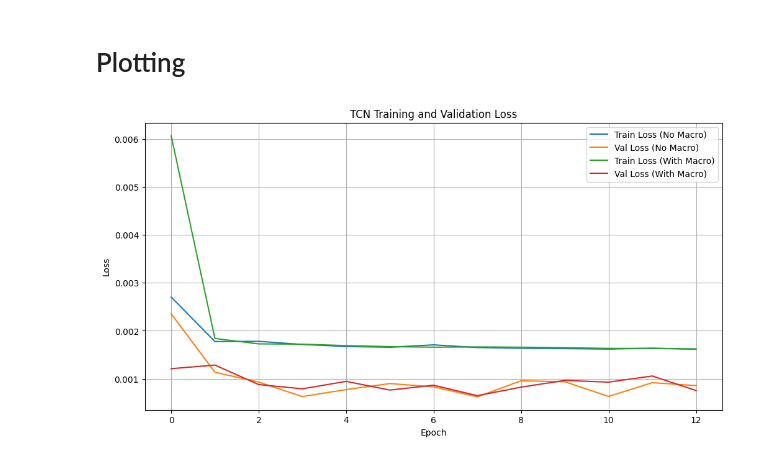
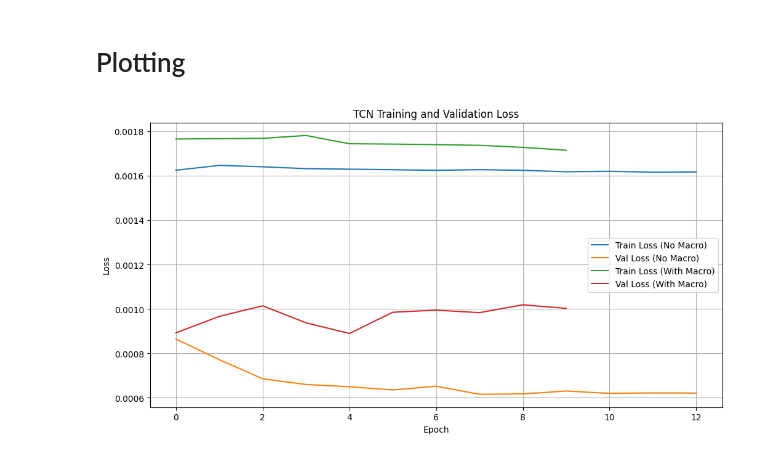
Before and after one commit to NichBry25/BitcoinPricePrediction, a Jupyter notebook: BTCForecasting_TCN.ipynb, the cells around one changed output. Saved outputs shown, nothing was run; the diff lists cells and outputs as text; code cells hidden in the pictures.

```diff
--- a/BTCForecasting_TCN.ipynb
+++ b/BTCForecasting_TCN.ipynb
@@ -318,0 +403,15 @@ with_macro_metrics
+# %%
+model_1 = build_tcn(X_train_1.shape[1:], best_without_macro['filters'], int(best_without_macro['kernel_size']), best_without_macro['dilation_depth'], best_without_macro['learning_rate'])
+# %%
+history_best_without_macro = model_1.fit(
+    X_train_1, y_train_1,
+    epochs=50,
+    batch_size=int(best_without_macro['batch_size']),
+    validation_data=(X_val_1, y_val_1),
+    callbacks = [
+      callbacks.EarlyStopping(
+          patience=5, restore_best_weights=True
+        )
+    ],
+    verbose=1
+)
@@ -318,0 +440,15 @@ with_macro_metrics
+# %%
+model_2 = build_tcn(X_train_2.shape[1:], best_with_macro['filters'], int(best_with_macro['kernel_size']), best_with_macro['dilation_depth'], best_with_macro['learning_rate'])
+# %%
+history_best_with_macro = model_2.fit(
+    X_train_2, y_train_2,
+    epochs=50,
+    batch_size=int(best_with_macro['batch_size']),
+    validation_data=(X_val_2, y_val_2),
+    callbacks = [
+      callbacks.EarlyStopping(
+          patience=5, restore_best_weights=True
+        )
+    ],
+    verbose=1
+)
@@ -333,18 +494,18 @@ actual_prices = actual_prices[:len(pred_price_1)]
 # Plotting
 # %%
 plt.figure(figsize=(12,6))
-plt.plot(history_without_macro.history["loss"],     label="Train Loss (No Macro)")
-plt.plot(history_without_macro.history["val_loss"], label="Val Loss (No Macro)")
-plt.plot(history_with_macro.history["loss"],        label="Train Loss (With Macro)")
-plt.plot(history_with_macro.history["val_loss"],    label="Val Loss (With Macro)")
+plt.plot(history_best_without_macro.history["loss"], label="Train Loss (No Macro)")
+plt.plot(history_best_without_macro.history["val_loss"], label="Val Loss (No Macro)")
+plt.plot(history_best_with_macro.history["loss"], label="Train Loss (With Macro)")
+plt.plot(history_best_with_macro.history["val_loss"], label="Val Loss (With Macro)")
 plt.title("TCN Training and Validation Loss")
 plt.xlabel("Epoch")
 plt.ylabel("Loss")
 plt.legend()
 plt.grid(True)
 plt.show()
 # %% [output]
-[figure, old version]
+[figure, new version]
 # %%
 plt.figure(figsize=(14,6))
 plt.plot(actual_prices, label="Actual BTC Price", linewidth=2)
```
Also changed, not shown: parts of 46 cells of this notebook.
